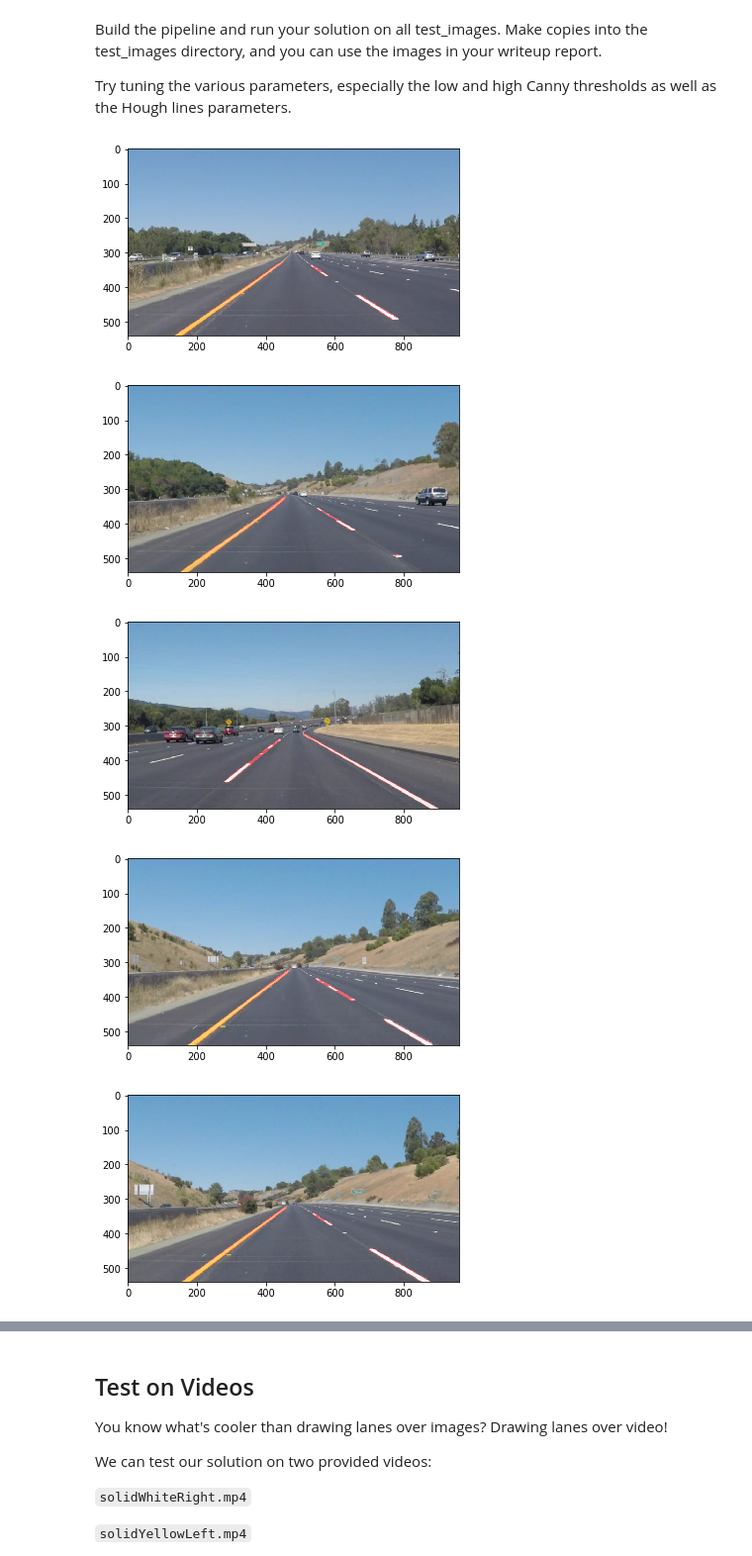
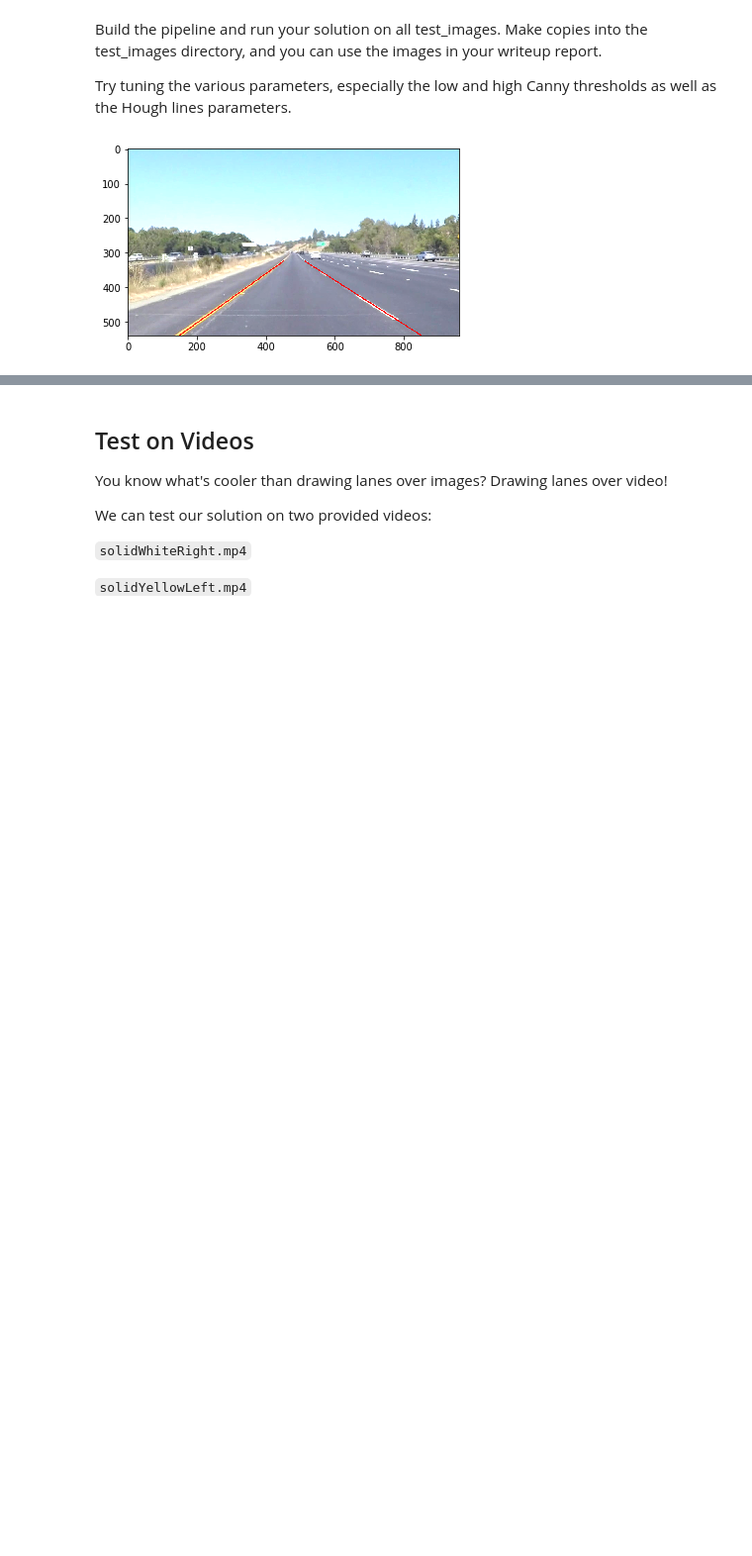
Before and after one commit to pmelick/CarND-LaneLines-P1, a Jupyter notebook: P1.ipynb, the cells around one changed output, grey strips where cells are left out. Shown at 99% size. Drawn from its saved outputs; the diff is of its cells as text; code cells hidden in the pictures; blank space fills up the shorter version.

```diff
--- a/P1.ipynb
+++ b/P1.ipynb
@@ -251,37 +251,34 @@ def draw_lane_lines_from_hough_image(hough_image, original_image):
     upper_left_x = int((upper_left_y - left_b) / left_m)
     lower_right_y = BOTTOM_Y
     lower_right_x = int((lower_right_y - right_b) / right_m)
     upper_right_y = TOP_Y
     upper_right_x = int((upper_right_y - right_b) / right_m)
     left_line = [lower_left_x, lower_left_y, upper_left_x, upper_left_y]
     right_line = [lower_right_x, lower_right_y, upper_right_x, upper_right_y]
     draw_lines(original_image, [[left_line], [right_line]])
     return original_image
 
 '''
 Applys a series of preprocessing steps to the image to generate an image with only outlines
 of the lane lines.
 '''
 def preprocess_image(input_image):
     gray_image = grayscale(input_image)
     blur_image = gaussian_blur(gray_image, KERNEL_SIZE)
     canny_image = canny(blur_image, LOW_THRESH, HIGH_THRESH)
     vertices = np.array([[[LEFT_BOTTOM_X, BOTTOM_Y],
                           [LEFT_TOP_X, TOP_Y],
                           [RIGHT_TOP_X, TOP_Y],
                           [RIGHT_BOTTOM_X, BOTTOM_Y]]])
     roi_only_image = region_of_interest(canny_image, vertices)
     hough_image = hough_lines(roi_only_image, RHO, THETA, HOUGH_THRESH, MIN_LINE_LEN, MAX_LINE_GAP)
     return hough_image
 
 for test_image in os.listdir("test_images/"):
-    input_image = mpimg.imread('test_images/' + test_image)
+    input_image = mpimg.imread('test_images/' + 'solidYellowLeft.jpg')
     hough_image = preprocess_image(input_image)
+    final_image = draw_lane_lines_from_hough_image(hough_image, input_image)
     plt.figure()
-    plt.imshow(weighted_img(input_image, hough_image))
+    plt.imshow(weighted_img(input_image, final_image))
 # %% [output]
-[figure, old version]
+[figure, new version]
-[figure, removed]
-[figure, removed]
-[figure, removed]
-[figure, removed]
```
Also changed, not shown: parts of 4 cells of this notebook, 1 other file.
